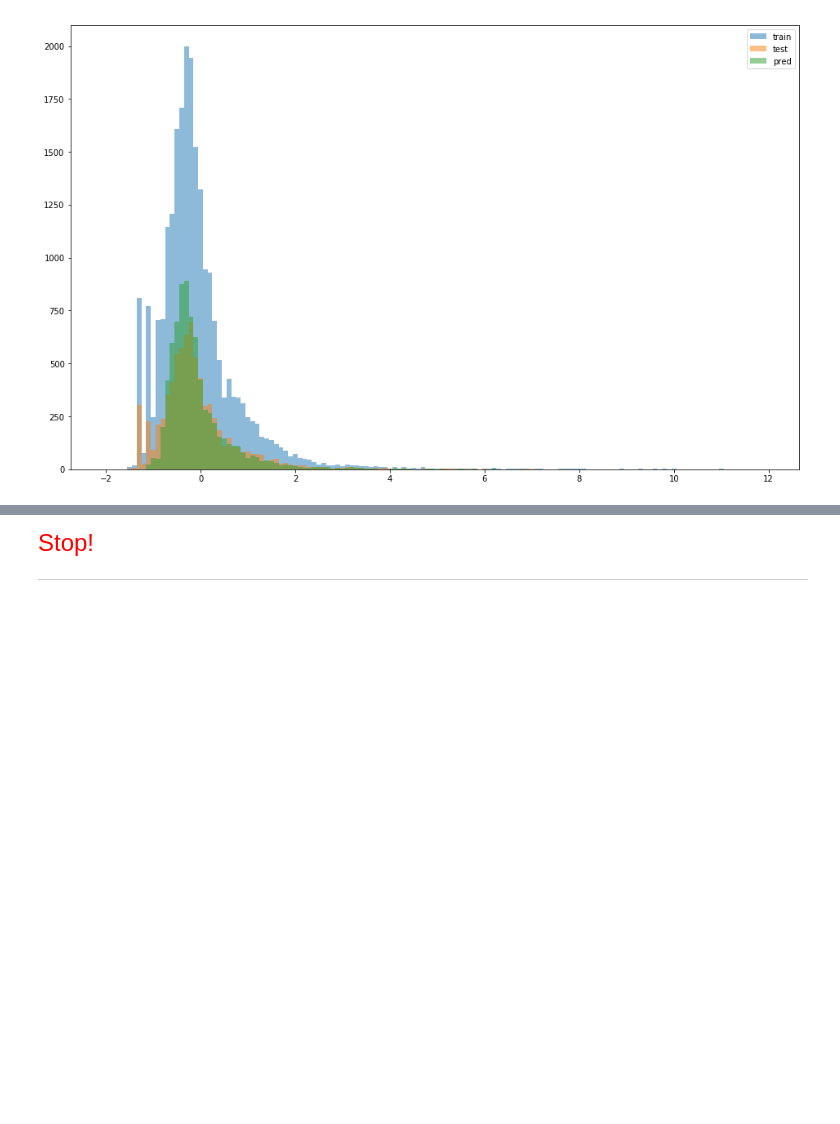
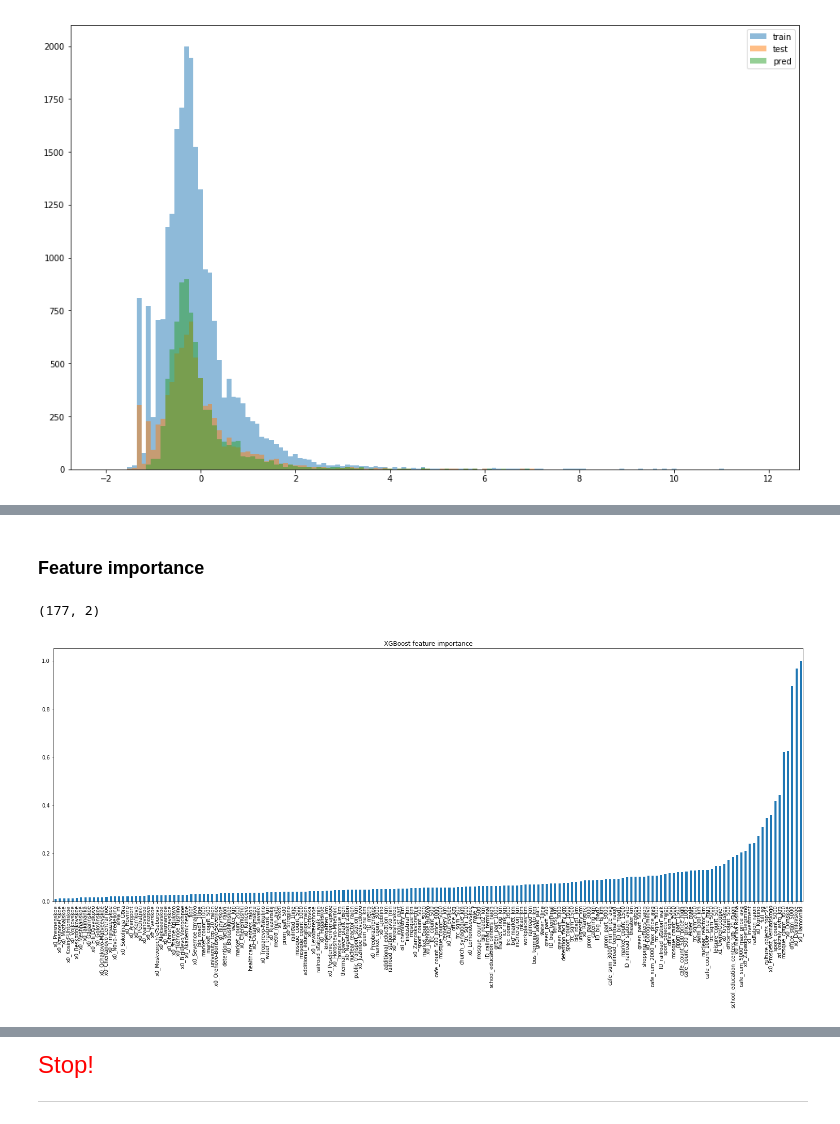
Before and after one commit to m-salewski/data-modeling-protocol, a Jupyter notebook: notebooks/modeling/sberbank_russian_housing__main.ipynb, the cells around one changed output, grey strips where cells are left out. Drawn from its saved outputs; the diff is of its cells as text; code cells hidden in the pictures; blank space fills up the shorter version.

Commit message:
Add corr.-based feature dropping script; move fill-rate calculation to a script; redo model (no change); include feature importance in `main`

```diff
--- a/notebooks/modeling/sberbank_russian_housing__main.ipynb
+++ b/notebooks/modeling/sberbank_russian_housing__main.ipynb
@@ -536,0 +561,19 @@ ax[1].legend();
+# %% [markdown]
+### Feature importance
+# %%
+coeffs = model.fit(train,y_train).feature_importances_
+# %%
+df_co = pd.DataFrame(coeffs, columns=["importance_"])
+df_co.index = train.columns
+df_co.sort_values("importance_", ascending=True, inplace=True)
+# Get relative importance
+df_co['normed_importance_'] = df_co.importance_.apply(lambda x: x/df_co.importance_.max())
+# %%
+plt.figure(figsize=(26,9))
+#df_co[df_co['importance_']>0.00175].importance_.plot(kind="bar")
+df_co[df_co['normed_importance_']>0.01].normed_importance_.plot(kind="bar")
+plt.title(f"XGBoost feature importance")
+print(df_co[df_co['normed_importance_']>0.01].shape)
+# %% [output]
+(177, 2)
+[figure, added]
```
Also changed, not shown: parts of 134 cells of this notebook, 4 other files.
